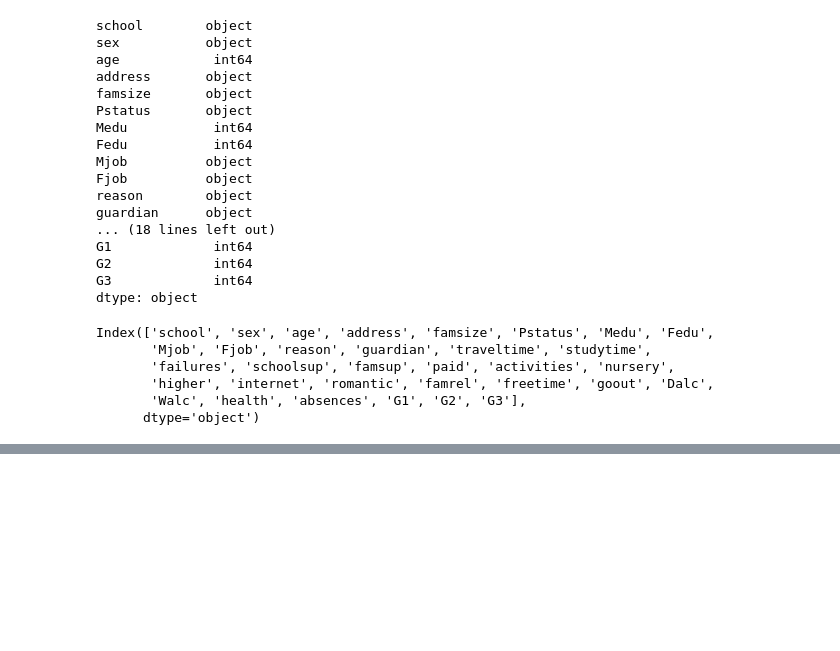
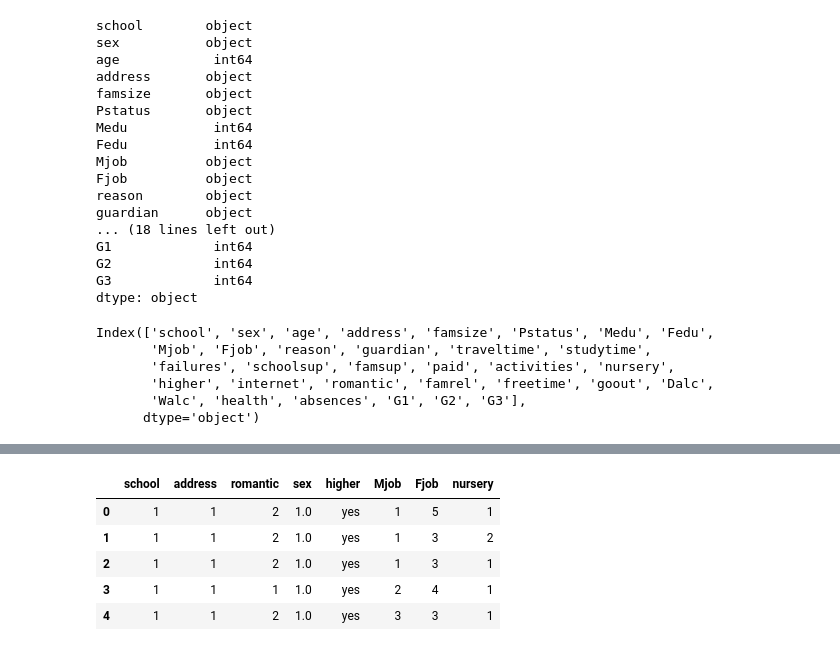
Before and after one commit to Ravneet-kaur1102/ML-Live-Session, a Jupyter notebook: 02_ExploratoryDataAnalysis.ipynb, the cells around one changed output, grey strips where cells are left out. Saved outputs shown, nothing was run; the diff lists cells and outputs as text; code cells hidden in the pictures; blank space fills up the shorter version.

```diff
--- a/02_ExploratoryDataAnalysis.ipynb
+++ b/02_ExploratoryDataAnalysis.ipynb
@@ -140,0 +182,13 @@ Index(['school', 'sex', 'age', 'address', 'famsize', 'Pstatus', 'Medu', 'Fedu',
+# %%
+# to print particular columns
+
+mathData= mathData[['school','address','romantic','sex','higher','Mjob','Fjob','nursery']]
+# %%
+mathData.head(5)
+# %% [output]
+|  | school | address | romantic | sex | higher | Mjob | Fjob | nursery |
+| 0 | 1 | 1 | 2 | 1.0 | yes | 1 | 5 | 1 |
+| 1 | 1 | 1 | 2 | 1.0 | yes | 1 | 3 | 2 |
+| 2 | 1 | 1 | 2 | 1.0 | yes | 1 | 3 | 1 |
+| 3 | 1 | 1 | 1 | 1.0 | yes | 2 | 4 | 1 |
+| 4 | 1 | 1 | 2 | 1.0 | yes | 3 | 3 | 1 |
```
Also changed, not shown: parts of 3 cells of this notebook.
